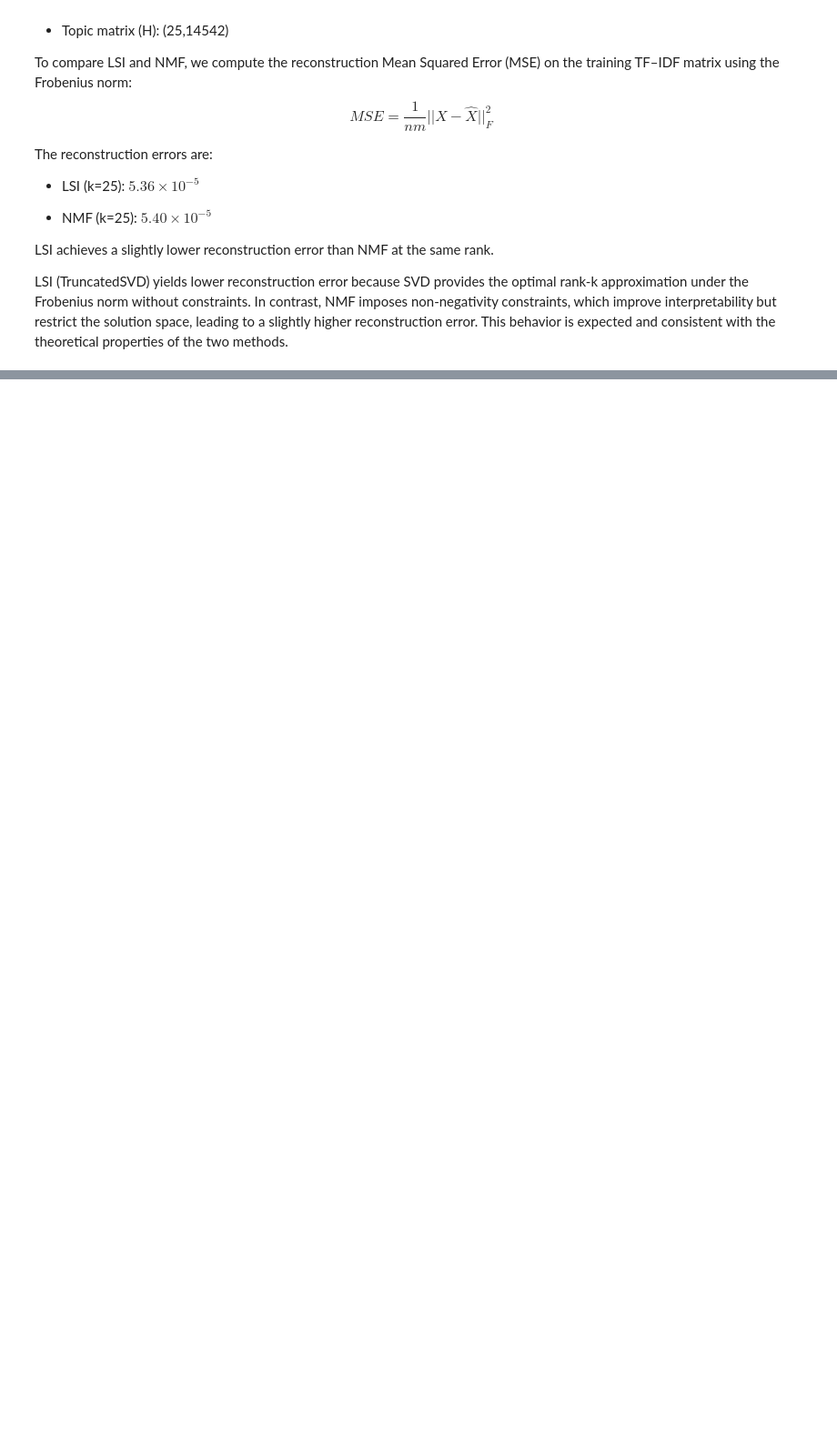
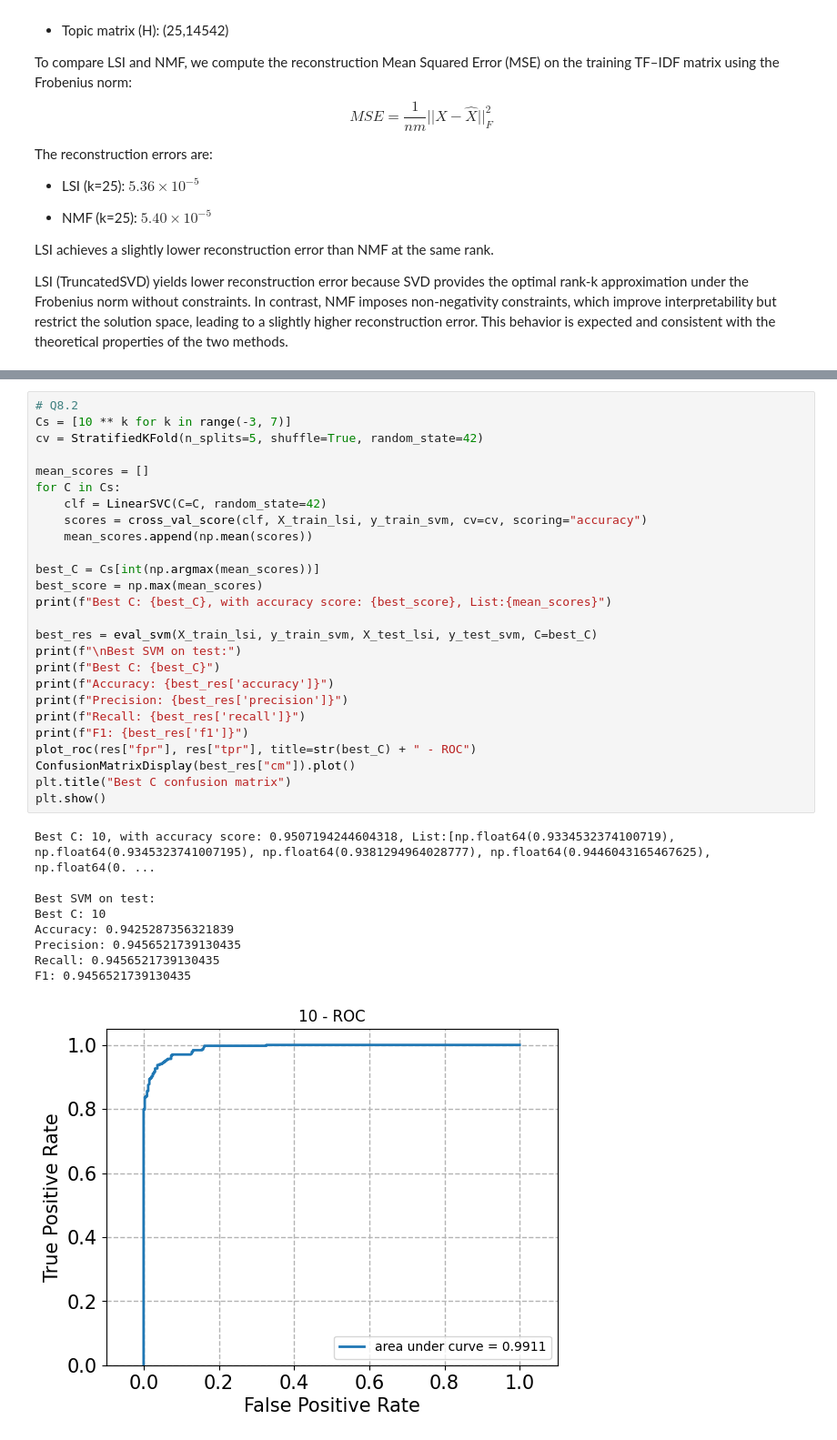
Before and after one commit to lylahub/ECE219P1, a Jupyter notebook: P1_code.ipynb, the cells around one changed output, grey strips where cells are left out. Shown at 91% size. Drawn from its saved outputs; the diff is of its cells as text; blank space fills up the shorter version.

```diff
--- a/P1_code.ipynb
+++ b/P1_code.ipynb
@@ -572,0 +675,36 @@ LSI (TruncatedSVD) yields lower reconstruction error because SVD provides the op
+# %%
+# Q8.2
+Cs = [10 ** k for k in range(-3, 7)]
+cv = StratifiedKFold(n_splits=5, shuffle=True, random_state=42)
+
+mean_scores = []
+for C in Cs:
+    clf = LinearSVC(C=C, random_state=42)
+    scores = cross_val_score(clf, X_train_lsi, y_train_svm, cv=cv, scoring="accuracy")
+    mean_scores.append(np.mean(scores))
+
+best_C = Cs[int(np.argmax(mean_scores))]
+best_score = np.max(mean_scores)
+print(f"Best C: {best_C}, with accuracy score: {best_score}, List:{mean_scores}")
+
+best_res = eval_svm(X_train_lsi, y_train_svm, X_test_lsi, y_test_svm, C=best_C)
+print(f"\nBest SVM on test:")
+print(f"Best C: {best_C}")
+print(f"Accuracy: {best_res['accuracy']}")
+print(f"Precision: {best_res['precision']}")
+print(f"Recall: {best_res['recall']}")
+print(f"F1: {best_res['f1']}")
+plot_roc(res["fpr"], res["tpr"], title=str(best_C) + " - ROC")
+ConfusionMatrixDisplay(best_res["cm"]).plot()
+plt.title("Best C confusion matrix")
+plt.show()
+# %% [output]
+Best C: 10, with accuracy score: 0.9507194244604318, List:[np.float64(0.9334532374100719), np.float64(0.9345323741007195), np.float64(0.9381294964028777), np.float64(0.9446043165467625), np.float64(0. ...
+
+Best SVM on test:
+Best C: 10
+Accuracy: 0.9425287356321839
+Precision: 0.9456521739130435
+Recall: 0.9456521739130435
+F1: 0.9456521739130435
+[figure, added]
```
Also changed, not shown: parts of 10 cells of this notebook.
